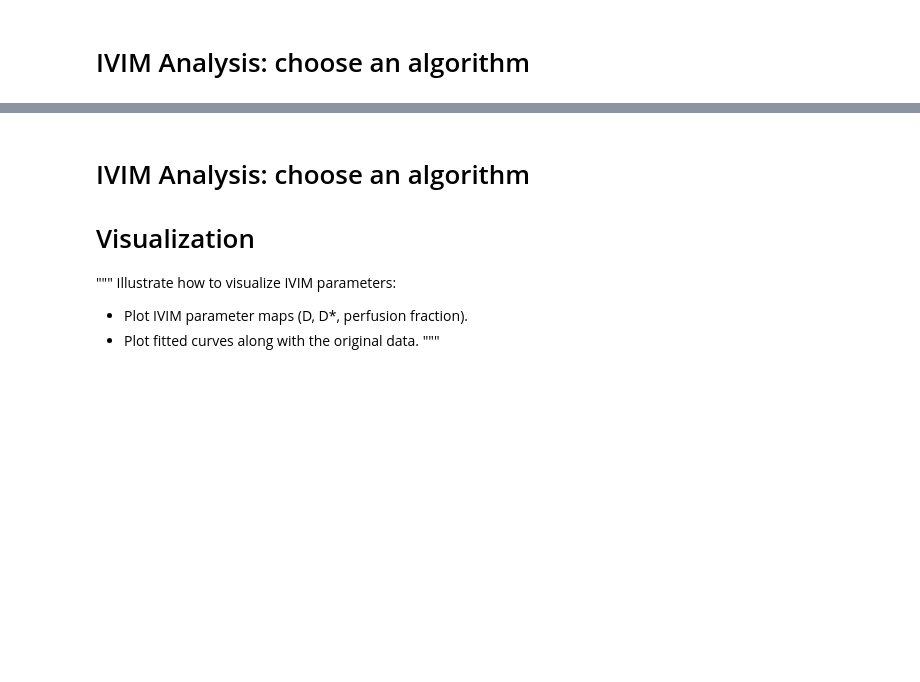
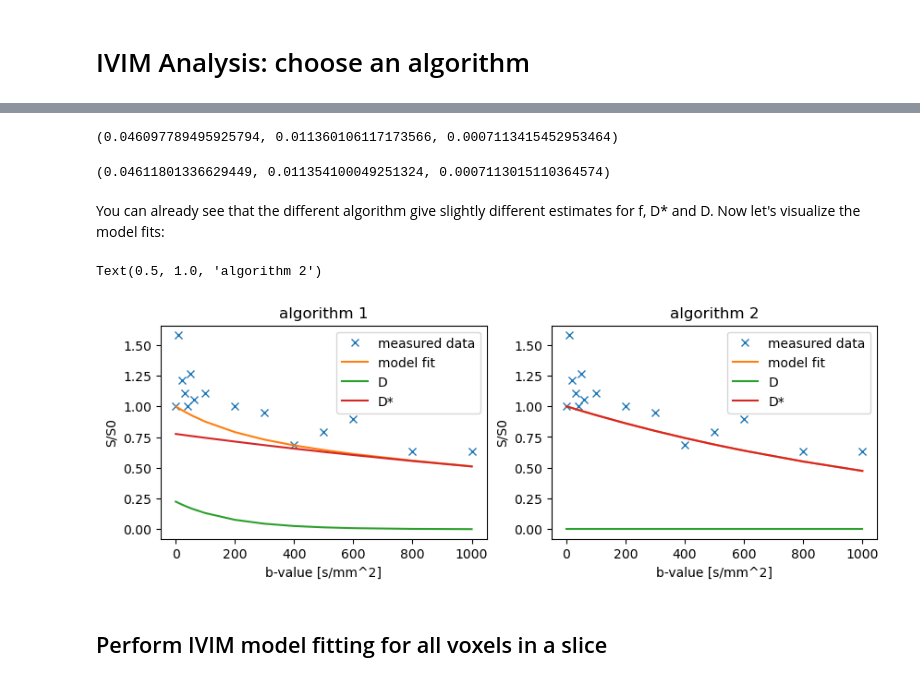
Before and after one commit to OSIPI/TF2.4_IVIM-MRI_CodeCollection, a Jupyter notebook: doc/Introduction to TF2.4_IVIM-MRI_CodeCollection github and IVIM Analysis using Python.ipynb, the cells around one changed output, grey strips where cells are left out. Drawn from its saved outputs; the diff is of its cells as text; code cells hidden in the pictures; blank space fills up the shorter version.

```diff
--- a/doc/Introduction to TF2.4_IVIM-MRI_CodeCollection github and IVIM Analysis using Python.ipynb
+++ b/doc/Introduction to TF2.4_IVIM-MRI_CodeCollection github and IVIM Analysis using Python.ipynb
@@ -149,14 +191,50 @@ from src.wrappers.ivim_fit import ivim_fit
+# %%
+algorithm1=IAR_LU_biexp()
+algorithm2=OGC_AmsterdamUMC_Bayesian_biexp()
+# %%
+#apply algorithm 1 to the diffusion data in 1 direction to obtain f, D* and D
+OsipiBase.osipi_fit(algorithm1,signal_1dir, np.unique(bval))
+# %% [output]
+(0.046097789495925794, 0.011360106117173566, 0.0007113415452953464)
+# %%
+#apply algorithm 2 to the diffusion data in 1 direction to obtain f, D* and D
+OsipiBase.osipi_fit(algorithm2,signal_1dir, np.unique(bval))
+# %% [output]
+(0.04611801336629449, 0.011354100049251324, 0.0007113015110364574)
+# %% [markdown]
+You can already see that the different algorithm give slightly different estimates for f, D* and D. Now let's visualize the model fits:
+# %%
+fig = plt.figure(figsize=(10, 3))
+
+#apply algorithm 1 to the diffusion data in 1 direction to obtain f, D* and D
+[f, Dstar, D] = OsipiBase.osipi_fit(algorithm1,signal_1dir, np.unique(bval)) #f, D*, D"
+
+#plot the results of algorithm 1
+plt.subplot(121)
+plt.plot(np.unique(bval),signal_1dir,'x')
+plt.plot(np.unique(bval),f*np.exp(-np.unique(bval)*Dstar)+(1-f)*np.exp(-np.unique(bval)*D))
+plt.plot(np.unique(bval),f*np.exp(-np.unique(bval)*Dstar))
+plt.plot(np.unique(bval),(1-f)*np.exp(-np.unique(bval)*D))
+plt.legend(['measured data','model fit','D','D*'])
+plt.ylabel('S/S0')
+plt.xlabel('b-value [s/mm^2]')
+plt.title('algorithm 1')
+
+#apply algorithm 2 to the diffusion data in 1 direction to obtain f, D* and D
+[f, Dstar, D] = OsipiBase.osipi_fit(algorithm2,signal_1dir, np.unique(bval)) #f, D*, D"
+
+#plot the results of algorithm 2
+plt.subplot(122)
+plt.plot(np.unique(bval),signal_1dir,'x')
+plt.plot(np.unique(bval),f*np.exp(-np.unique(bval)*Dstar)+(1-f)*np.exp(-np.unique(bval)*D))
+plt.plot(np.unique(bval),f*np.exp(-np.unique(bval)*Dstar))
+plt.plot(np.unique(bval),(1-f)*np.exp(-np.unique(bval)*D))
+plt.legend(['measured data','model fit','D','D*'])
+plt.ylabel('S/S0')
+plt.xlabel('b-value [s/mm^2]')
+plt.title('algorithm 2')
+# %% [output]
+Text(0.5, 1.0, 'algorithm 2')
+[figure, added]
 # %% [markdown]
-
-
-
-
-# IVIM Analysis: choose an algorithm
-
-
-# Visualization
-"""
-Illustrate how to visualize IVIM parameters:
-- Plot IVIM parameter maps (D, D*, perfusion fraction).
-- Plot fitted curves along with the original data.
-"""
+## Perform IVIM model fitting for all voxels in a slice
```
Also changed, not shown: parts of 18 cells of this notebook.
